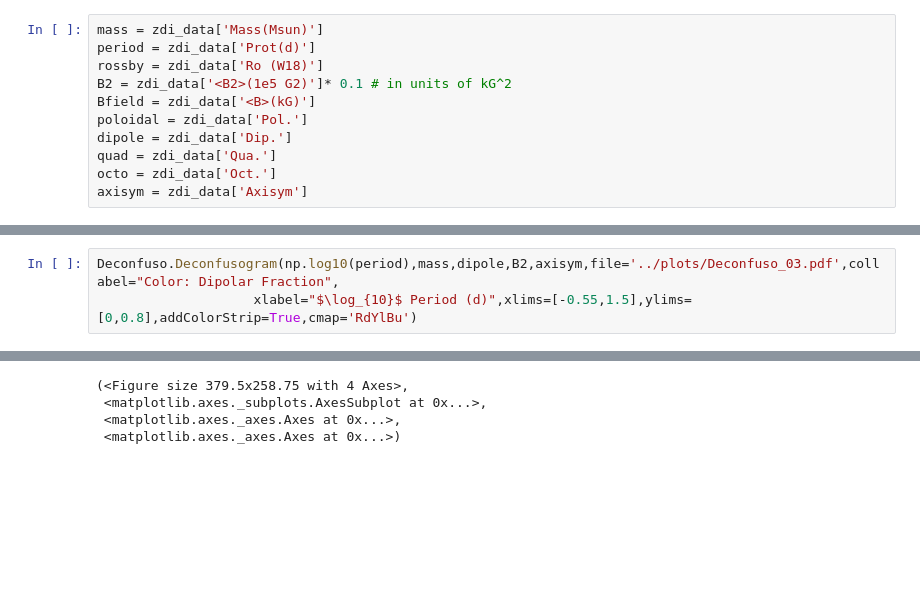
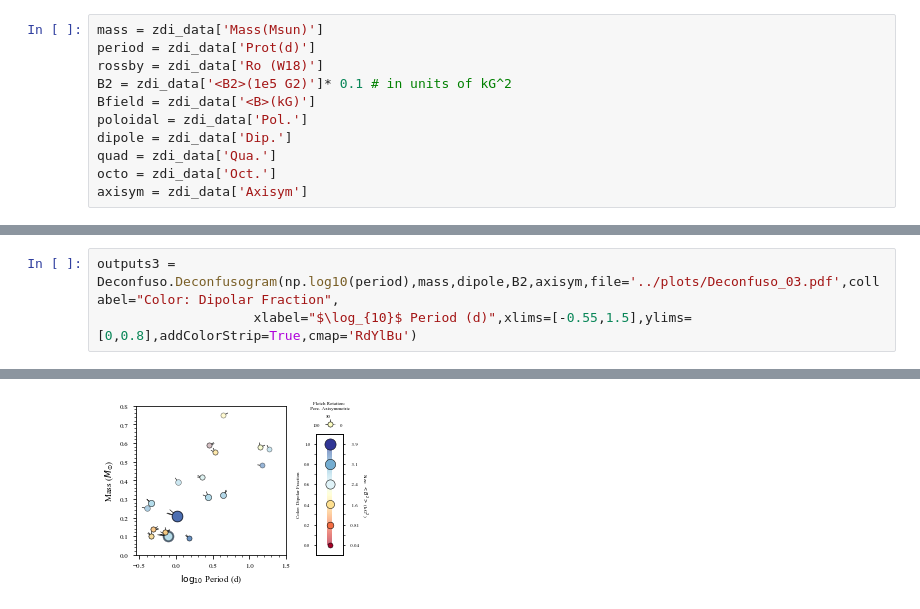
Before and after one commit to jspineda/Deconfuso, a Jupyter notebook: code/Plotting.ipynb, the cells around one changed output, grey strips where cells are left out. Saved outputs shown, nothing was run; the diff lists cells and outputs as text; blank space fills up the shorter version.

```diff
--- a/code/Plotting.ipynb
+++ b/code/Plotting.ipynb
@@ -42,4 +32,4 @@ Deconfuso.Deconfusogram(np.log10(period),mass,poloidal,Bfield,axisym,file='../pl
 # %%
-Deconfuso.Deconfusogram(np.log10(period),mass,dipole,B2,axisym,file='../plots/Deconfuso_03.pdf',collabel="Color: Dipolar Fraction",
+outputs3 = Deconfuso.Deconfusogram(np.log10(period),mass,dipole,B2,axisym,file='../plots/Deconfuso_03.pdf',collabel="Color: Dipolar Fraction",
                     xlabel="$\log_{10}$ Period (d)",xlims=[-0.55,1.5],ylims=[0,0.8],addColorStrip=True,cmap='RdYlBu')
 # %% [output]
@@ -48,7 +36,4 @@ Deconfuso.Deconfusogram(np.log10(period),mass,dipole,B2,axisym,file='../plots/De
-(<Figure size 379.5x258.75 with 4 Axes>,
- <matplotlib.axes._subplots.AxesSubplot at 0x...>,
- <matplotlib.axes._axes.Axes at 0x...>,
- <matplotlib.axes._axes.Axes at 0x...>)
+[figure, added]
 # %%
 
 
```
Also changed, not shown: parts of 5 cells of this notebook, 4 other files.
